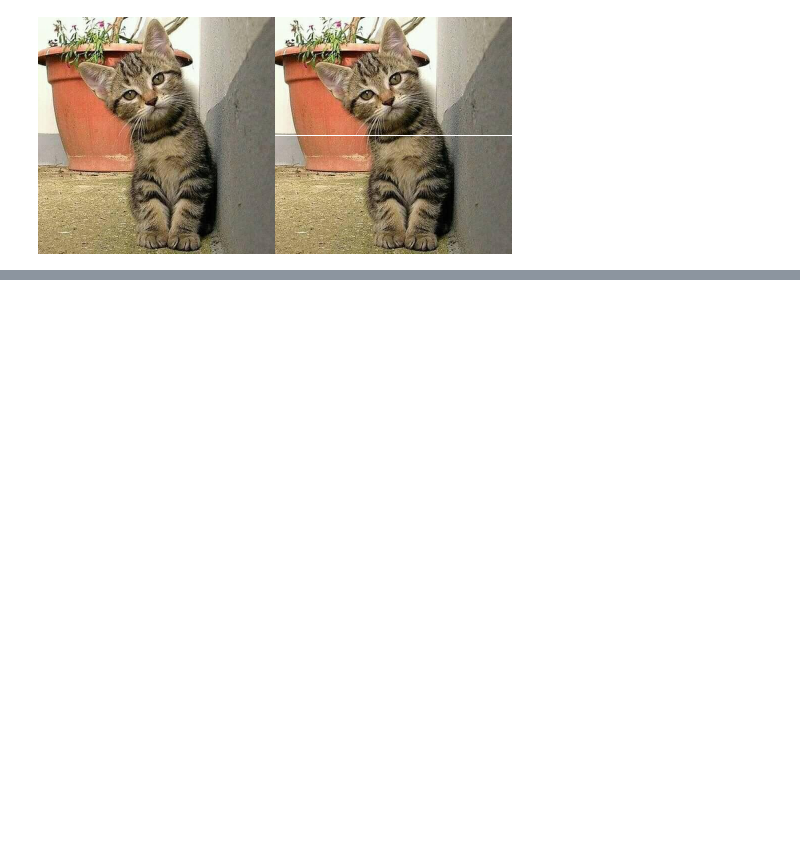
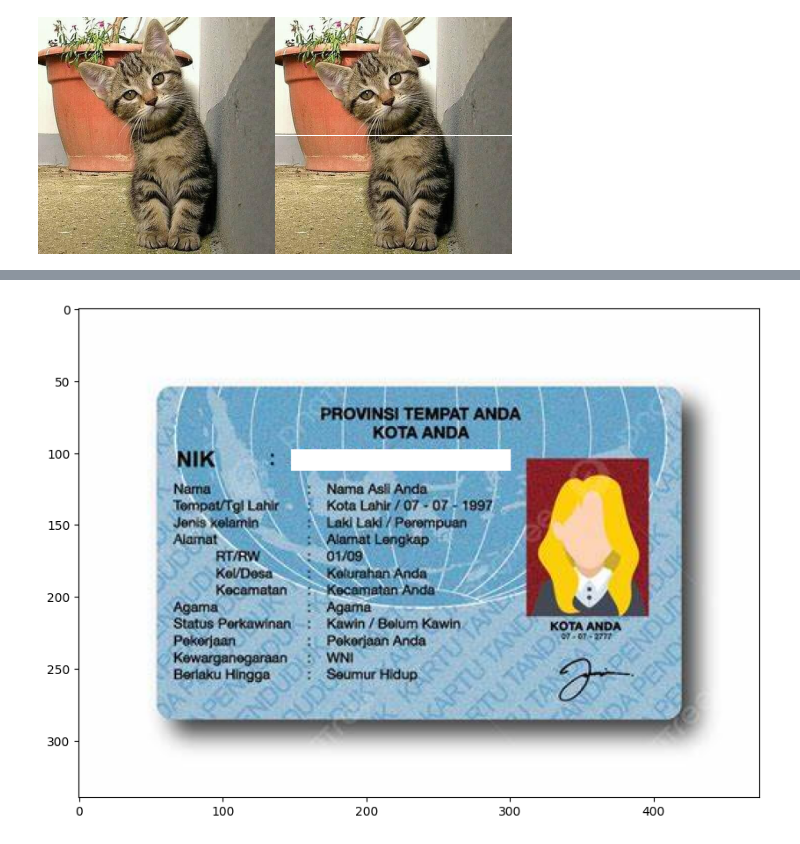
Before and after one commit to nioke-dev/PCVK_Genap_2021, a Jupyter notebook: Week1.ipynb, the cells around one changed output, grey strips where cells are left out. Drawn from its saved outputs; the diff is of its cells as text; code cells hidden in the pictures; blank space fills up the shorter version.

```diff
--- a/Week1.ipynb
+++ b/Week1.ipynb
@@ -80,0 +185,36 @@ Apa kegunaan kode program tersebut?dan apa pengaruhnya jika tidak dilakukan?
+# %%
+import cv2 as cv
+import numpy as np
+import requests
+from io import BytesIO
+from PIL import Image
+import matplotlib.pyplot as plt
+
+# URL gambar KTP
+url = "https://th.bing.com/th/id/OIP.DW05DkkCw1b0lDw0rCg9sQAAAA?rs=1&pid=ImgDetMain"
+
+# Mengunduh gambar dari URL
+response = requests.get(url)
+image_data = BytesIO(response.content)
+
+# Membaca gambar dengan OpenCV
+image = np.array(Image.open(image_data))
+image = cv.cvtColor(image, cv.COLOR_RGB2BGR)  # Konversi ke format BGR untuk OpenCV
+
+# Konversi gambar ke format RGB untuk matplotlib
+image_rgb = cv.cvtColor(image, cv.COLOR_BGR2RGB)
+
+# Menentukan koordinat area NIK (x, y, lebar, tinggi)
+# Anda perlu mengganti nilai ini dengan koordinat yang sesuai
+x, y, lebar, tinggi = 148, 98, 153, 15  # Ganti dengan koordinat yang sesuai
+
+# Menyensor area NIK dengan warna hitam
+image_rgb[y:y+tinggi, x:x+lebar] = [255, 255, 255]
+
+# Menampilkan gambar dengan matplotlib
+plt.figure(figsize=(10, 8))
+plt.imshow(image_rgb)
+plt.axis('on')  # Matikan axis untuk tampilan gambar yang bersih
+plt.show()
+# %% [output]
+[figure, added]
```
Also changed, not shown: parts of 5 cells of this notebook.
